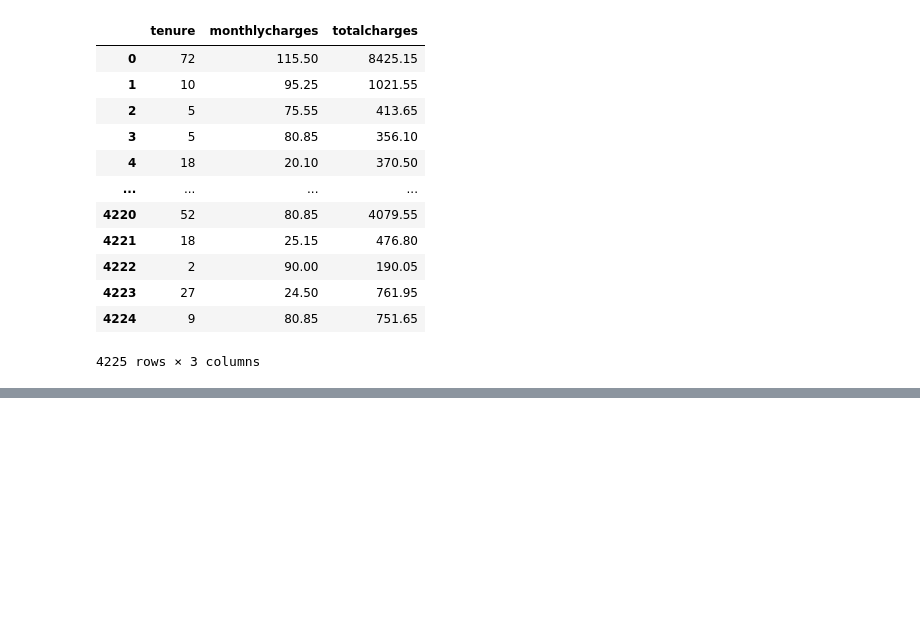
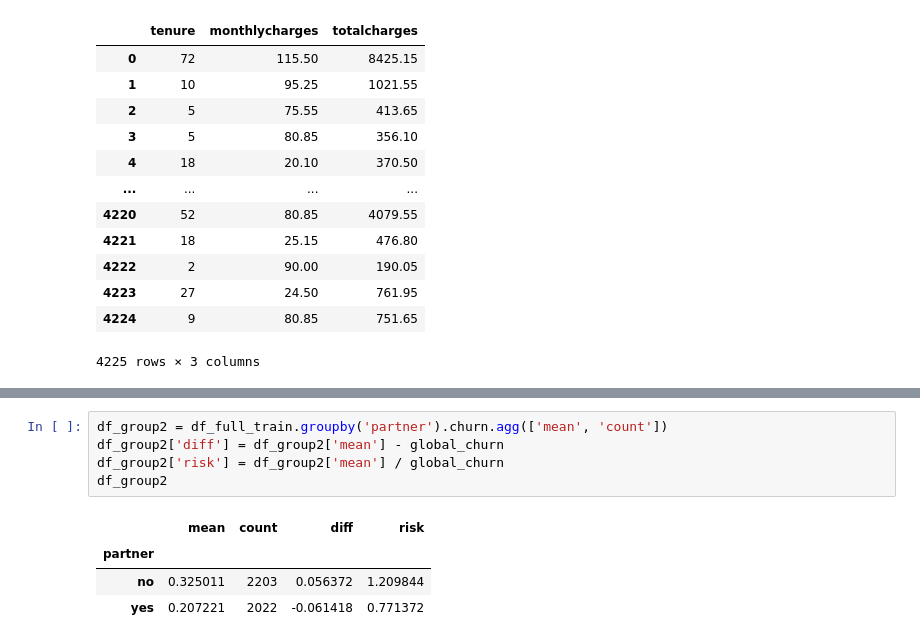
Before and after one commit to thePaulCode/machine-learning-zoomcamp, a Jupyter notebook: 03-classification/01-churn_project.ipynb, the cells around one changed output, grey strips where cells are left out. Cells and saved outputs as stored; diff of their text form; blank space fills up the shorter version.

```diff
--- a/03-classification/01-churn_project.ipynb
+++ b/03-classification/01-churn_project.ipynb
@@ -398,0 +472,10 @@ df_full_train[numerical]
+# %%
+df_group2 = df_full_train.groupby('partner').churn.agg(['mean', 'count'])
+df_group2['diff'] = df_group2['mean'] - global_churn
+df_group2['risk'] = df_group2['mean'] / global_churn
+df_group2
+# %% [output]
+|  | mean | count | diff | risk |
+| partner |  |  |  |  |
+| no | 0.325011 | 2203 | 0.056372 | 1.209844 |
+| yes | 0.207221 | 2022 | -0.061418 | 0.771372 |
```
Also changed, not shown: parts of 17 cells of this notebook.
